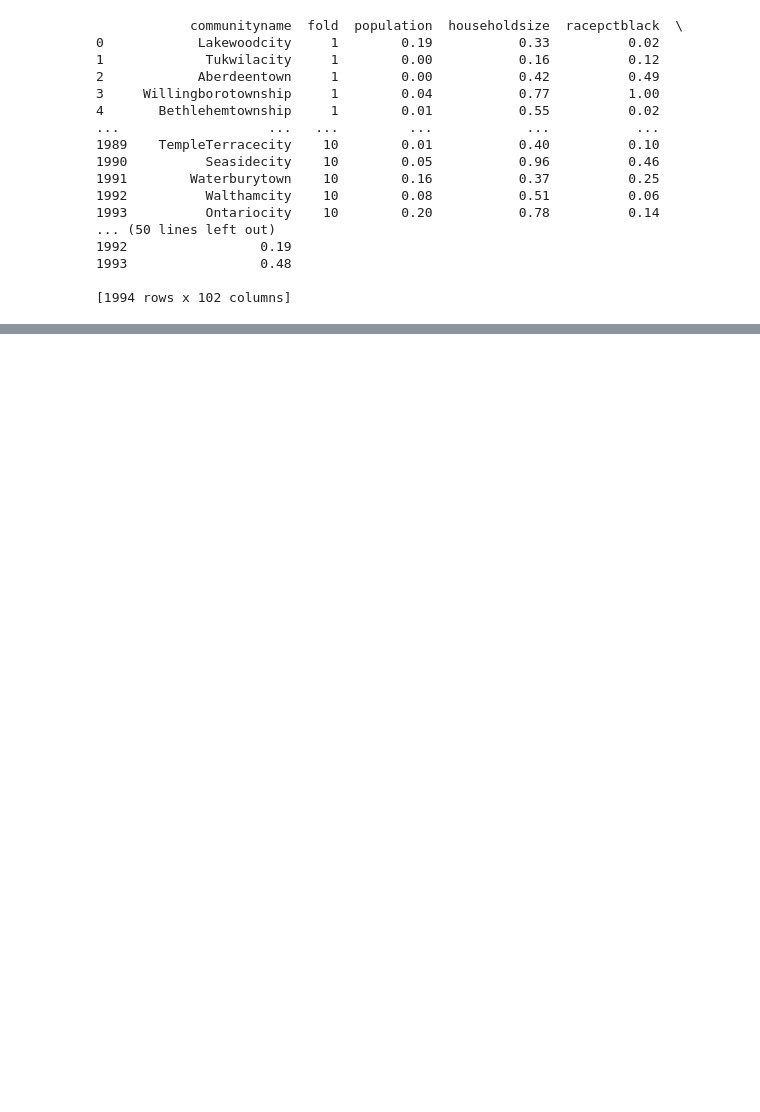
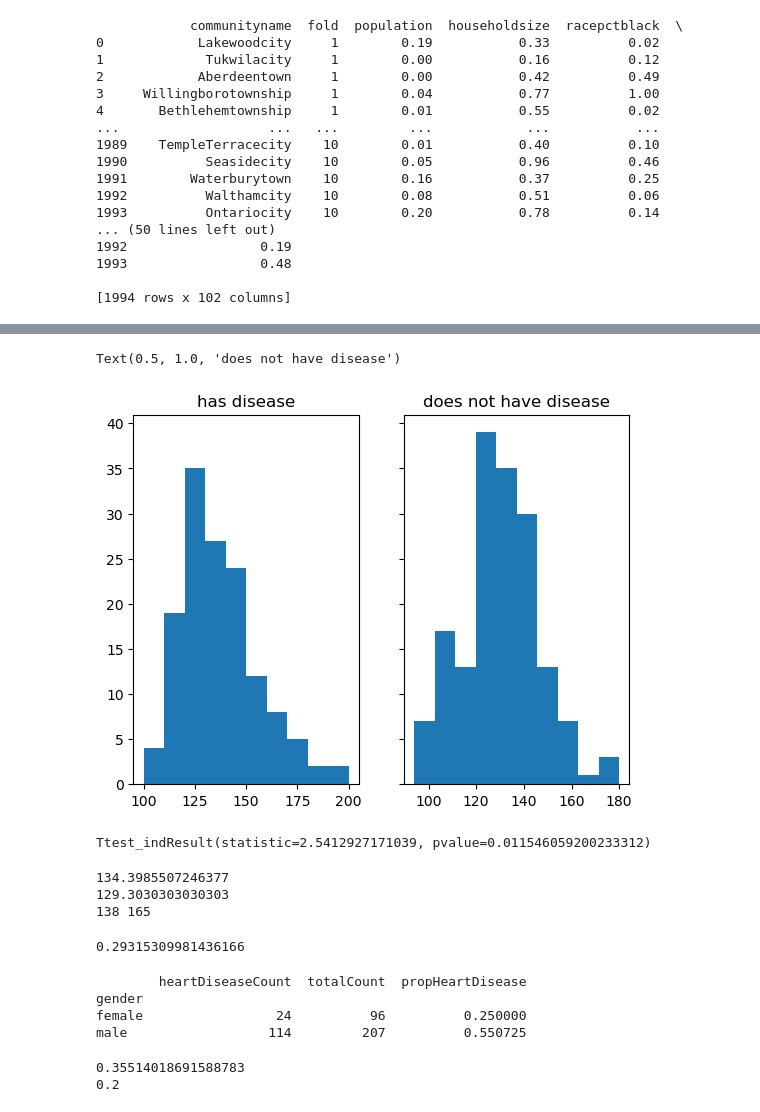
Before and after one commit to zhou0163/Week4, a Jupyter notebook: Lab4.ipynb, the cells around one changed output, grey strips where cells are left out. Saved outputs shown, nothing was run; the diff lists cells and outputs as text; code cells hidden in the pictures; blank space fills up the shorter version.

```diff
--- a/Lab4.ipynb
+++ b/Lab4.ipynb
@@ -55,0 +117,70 @@ for y_col in y_columns:
+# %%
+fig, axs = plt.subplots(ncols=2,sharey=True)
+axs[0].hist(h_d1)
+axs[0].set_title('has disease')
+axs[1].hist(h_d2)
+axs[1].set_title('does not have disease')
+# %% [output]
+Text(0.5, 1.0, 'does not have disease')
+[figure, added]
+# %%
+ttest = scipy.stats.ttest_ind(h_d1, h_d2)
+print(ttest)
+# %% [output]
+Ttest_indResult(statistic=2.5412927171039, pvalue=0.011546059200233312)
+# %%
+a = np.mean(h_d1)
+b = np.mean(h_d2)
+c1, c2 = len(h_d1), len(h_d2)
+print(a)
+print(b)
+print(c1, c2)
+# %% [output]
+134.3985507246377
+129.3030303030303
+138 165
+# %%
+from numpy.random import randn
+from numpy.random import seed
+from numpy import mean
+from numpy import var
+from math import sqrt
+
+def cohend(h_d1, h_d2):
+    c1, c2 = len(h_d1), len(h_d2)
+    d1, d2 = var(h_d1, ddof = 1), var(h_d2, ddof = 1)
+    s = sqrt(((c1 - 1) * d1 + (c2 - 1) * d2) / (c1 + c2 - 2))
+    return (a - b) / s
+
+cohend(h_d1, h_d2)
+# %% [output]
+0.29315309981436166
+# %%
+#Count the number with the disease for each gender type
+hasDiseaseCount=f[f.hasHeartDisease == 'has heart disease'].groupby('gender').count().target
+
+#Count the number of gender type
+totalCount=f.groupby('gender').count()['hasHeartDisease']
+
+#combine into a dataframe (both are indexed with gender, so will be matched) and specify the columns
+p=pd.concat([hasDiseaseCount, totalCount], axis=1)
+p.columns = ["heartDiseaseCount", "totalCount"]
+
+#create a new column and calculate the proportion
+p['propHeartDisease']=p["heartDiseaseCount"]/p["totalCount"]
+
+#print the results
+print(p.head())
+# %% [output]
+        heartDiseaseCount  totalCount  propHeartDisease
+gender
+female                 24          96          0.250000
+male                  114         207          0.550725
+# %%
+m_p = 114 / (114 + 207)
+f_p = 24 / (24 + 96)
+print(m_p)
+print(f_p)
+# %% [output]
+0.35514018691588783
+0.2
```
Also changed, not shown: parts of 8 cells of this notebook, 2 other files.
